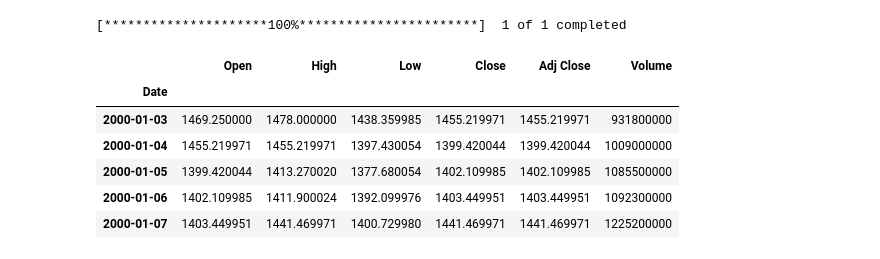
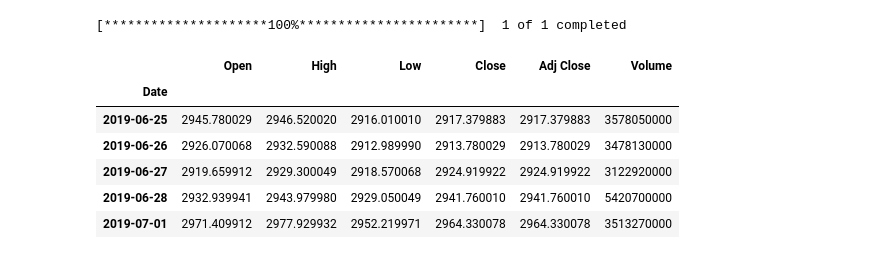
Before and after one commit to daanishrasheed/finance-stocks-LSTM, a Jupyter notebook: Data_collection.ipynb, the cells around one changed output. Cells and saved outputs as stored; diff of their text form; code cells hidden in the pictures.

Commit message:
visualizing data

```diff
--- a/Data_collection.ipynb
+++ b/Data_collection.ipynb
@@ -50,16 +44,16 @@ You should consider upgrading via the 'C:\Users\daani\AppData\Local\Programs\Pyt
 # %%
 import yfinance as yf
 # %%
-data = yf.download("^GSPC", start="2000-01-03", end="2019-07-01")
+data = yf.download("^GSPC", start="2000-01-03", end="2019-07-02")
 # %% [output]
 [*********************100%***********************]  1 of 1 completed
 # %%
-data.head()
+data.tail()
 # %% [output]
 |  | Open | High | Low | Close | Adj Close | Volume |
 | Date |  |  |  |  |  |  |
-| 2000-01-03 | 1469.250000 | 1478.000000 | 1438.359985 | 1455.219971 | 1455.219971 | 931800000 |
-| 2000-01-04 | 1455.219971 | 1455.219971 | 1397.430054 | 1399.420044 | 1399.420044 | 1009000000 |
-| 2000-01-05 | 1399.420044 | 1413.270020 | 1377.680054 | 1402.109985 | 1402.109985 | 1085500000 |
-| 2000-01-06 | 1402.109985 | 1411.900024 | 1392.099976 | 1403.449951 | 1403.449951 | 1092300000 |
-| 2000-01-07 | 1403.449951 | 1441.469971 | 1400.729980 | 1441.469971 | 1441.469971 | 1225200000 |
+| 2019-06-25 | 2945.780029 | 2946.520020 | 2916.010010 | 2917.379883 | 2917.379883 | 3578050000 |
+| 2019-06-26 | 2926.070068 | 2932.590088 | 2912.989990 | 2913.780029 | 2913.780029 | 3478130000 |
+| 2019-06-27 | 2919.659912 | 2929.300049 | 2918.570068 | 2924.919922 | 2924.919922 | 3122920000 |
+| 2019-06-28 | 2932.939941 | 2943.979980 | 2929.050049 | 2941.760010 | 2941.760010 | 5420700000 |
+| 2019-07-01 | 2971.409912 | 2977.929932 | 2952.219971 | 2964.330078 | 2964.330078 | 3513270000 |
```
Also changed, not shown: parts of 2 cells of this notebook, 2 other files.
